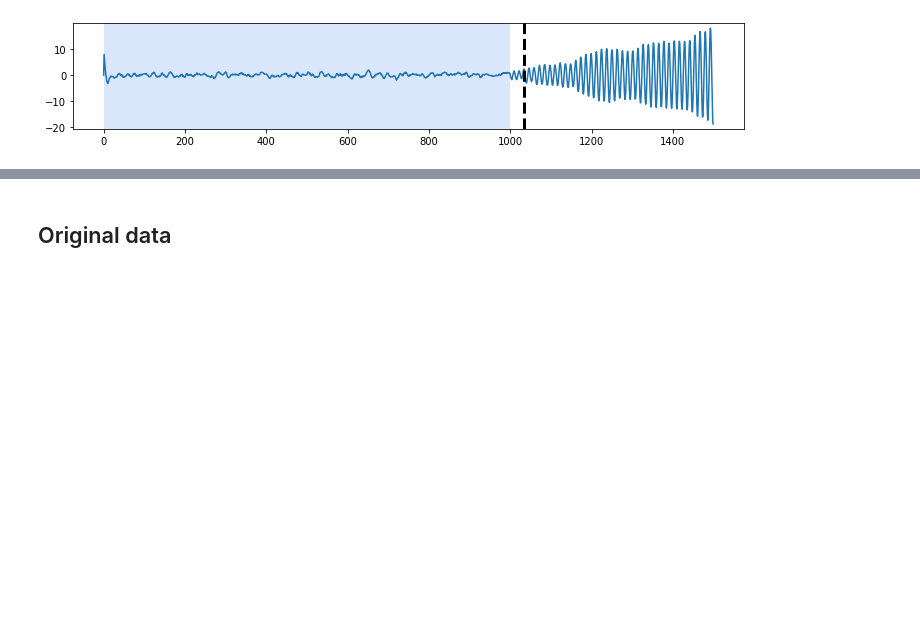
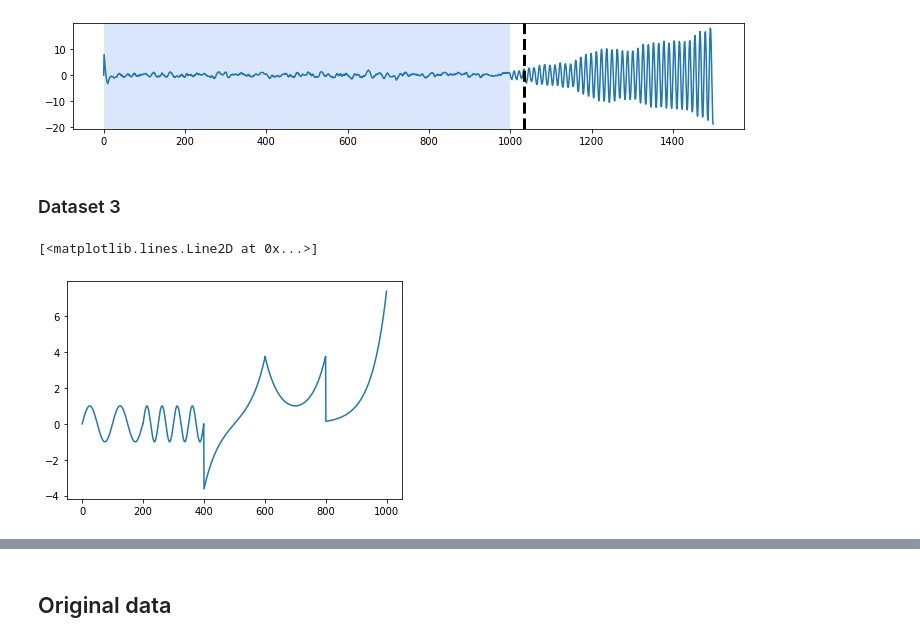
Before and after one commit to elch10/anomaly-detection, a Jupyter notebook: notebooks/rupture.ipynb, the cells around one changed output, grey strips where cells are left out. Cells and saved outputs as stored; diff of their text form; code cells hidden in the pictures; blank space fills up the shorter version.

```diff
--- a/notebooks/rupture.ipynb
+++ b/notebooks/rupture.ipynb
@@ -84,3 +84,18 @@ rpt.display(y, true_change_points, result)
 (<Figure size 720x144 with 1 Axes>,
  [<matplotlib.axes._subplots.AxesSubplot at 0x...>])
 [figure]
+# %% [markdown]
+### Dataset 3
+# %%
+x = np.linspace(0, 2, num=200)
+y1 = np.sin(2 * np.pi * x)
+y2 = np.sin(4 * np.pi * x)
+y3 = np.sinh((x - 1) * 2)
+y4 = np.cosh((x - 1) * 2)
+y5 = np.exp((x - 1) * 2)
+# %%
+y = np.hstack((y1, y2, y3, y4, y5)).reshape(-1, 1)
+plt.plot(y)
+# %% [output]
+[<matplotlib.lines.Line2D at 0x...>]
+[figure, added]
```
Also changed, not shown: parts of 10 cells of this notebook, 8 other files.
